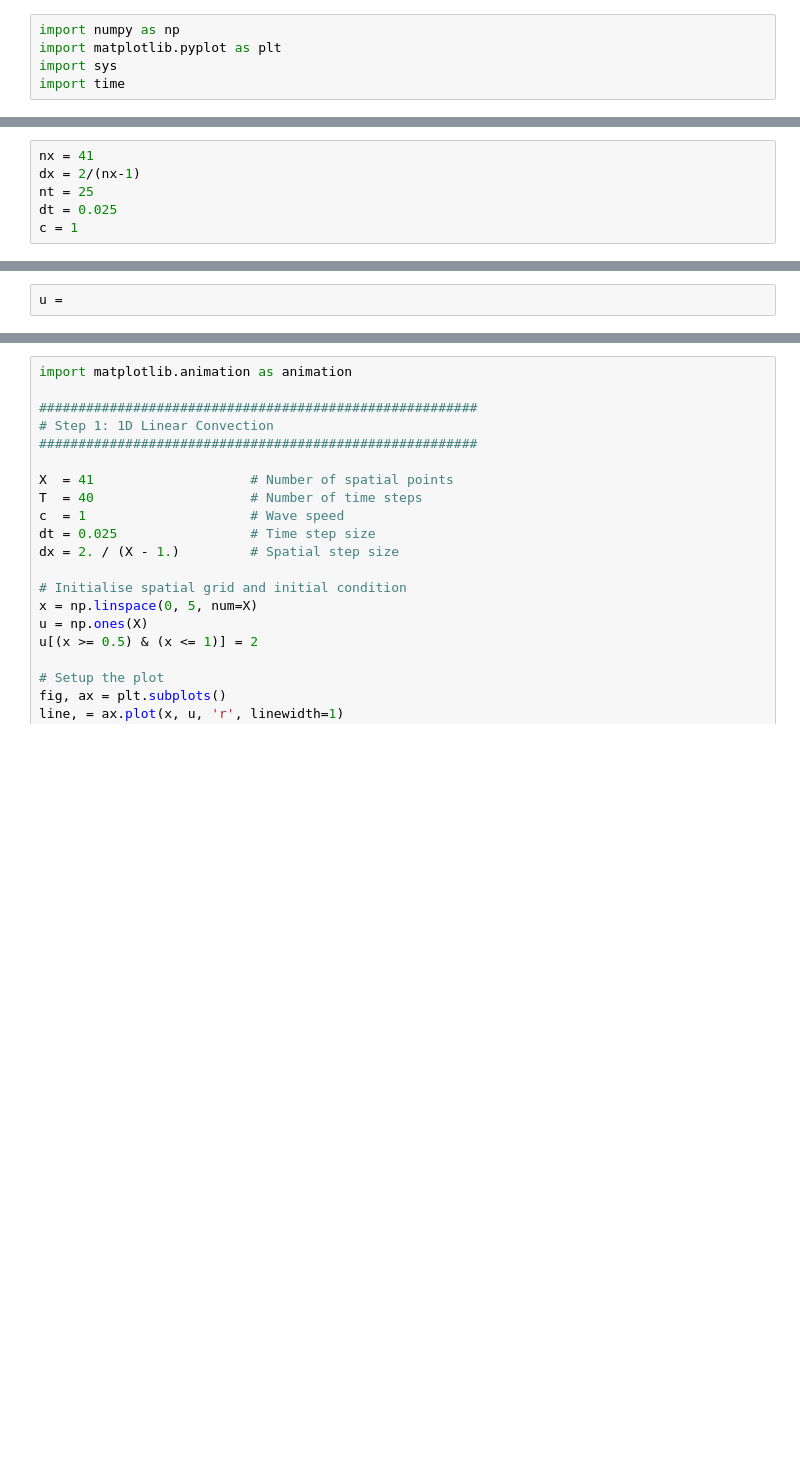
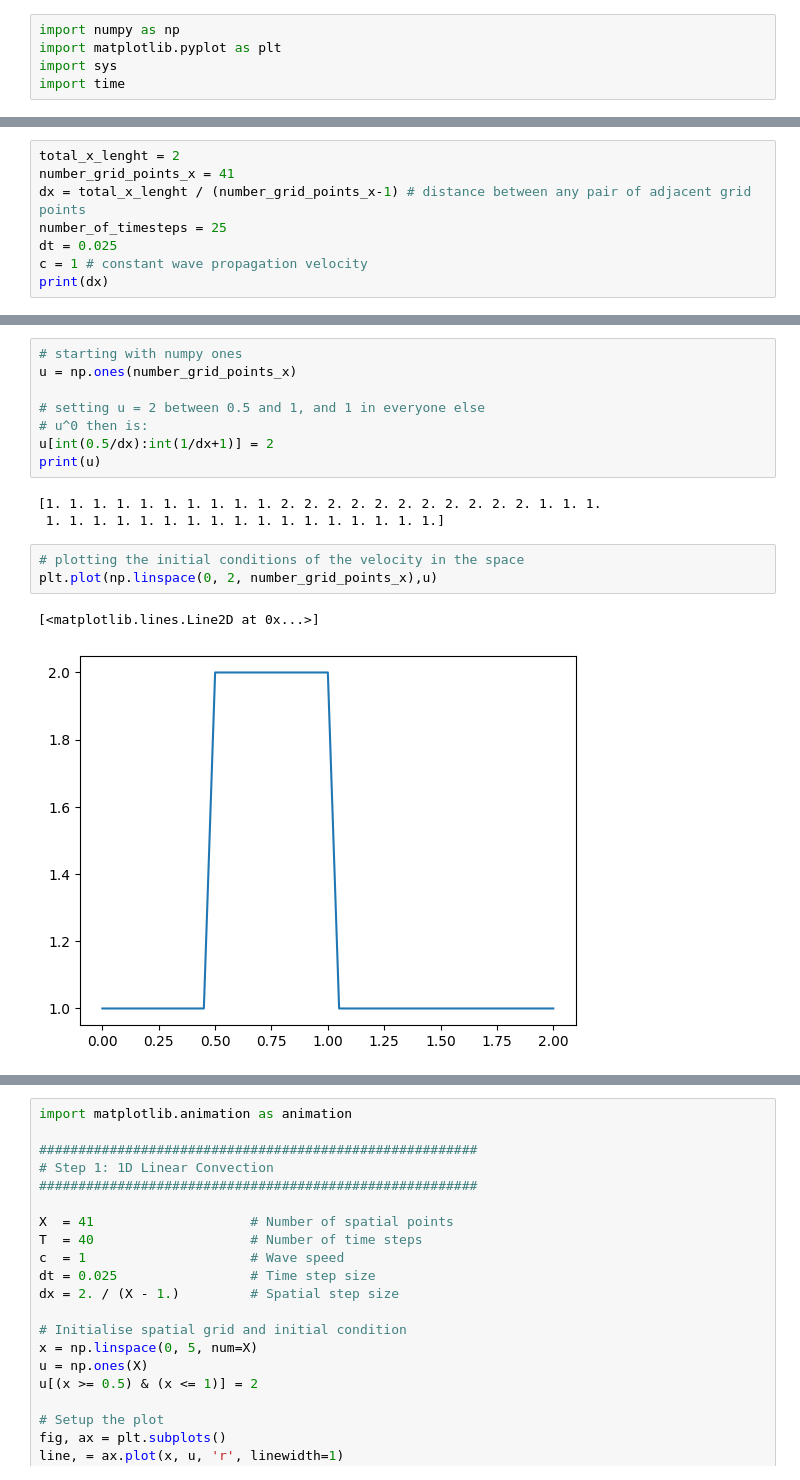
Before and after one commit to omar11205/computationalFluidDynamics, a Jupyter notebook: 1DLinearConvectionEquation.ipynb, the cells around one changed output, grey strips where cells are left out. Cells and saved outputs as stored; diff of their text form; blank space fills up the shorter version.

```diff
--- a/1DLinearConvectionEquation.ipynb
+++ b/1DLinearConvectionEquation.ipynb
@@ -90,6 +98,8 @@ import time
 # %%
-nx = 41
-dx = 2/(nx-1)
-nt = 25
+total_x_lenght = 2
+number_grid_points_x = 41
+dx = total_x_lenght / (number_grid_points_x-1) # distance between any pair of adjacent grid points
+number_of_timesteps = 25
 dt = 0.025
-c = 1
+c = 1 # constant wave propagation velocity
+print(dx)
@@ -96,2 +112,17 @@ c = 1
 # %%
-u =
+# starting with numpy ones
+u = np.ones(number_grid_points_x)
+
+# setting u = 2 between 0.5 and 1, and 1 in everyone else
+# u^0 then is:
+u[int(0.5/dx):int(1/dx+1)] = 2
+print(u)
+# %% [output]
+[1. 1. 1. 1. 1. 1. 1. 1. 1. 1. 2. 2. 2. 2. 2. 2. 2. 2. 2. 2. 2. 1. 1. 1.
+ 1. 1. 1. 1. 1. 1. 1. 1. 1. 1. 1. 1. 1. 1. 1. 1. 1.]
+# %%
+# plotting the initial conditions of the velocity in the space
+plt.plot(np.linspace(0, 2, number_grid_points_x),u)
+# %% [output]
+[<matplotlib.lines.Line2D at 0x...>]
+[figure, added]
```
Also changed, not shown: parts of 8 cells of this notebook.
